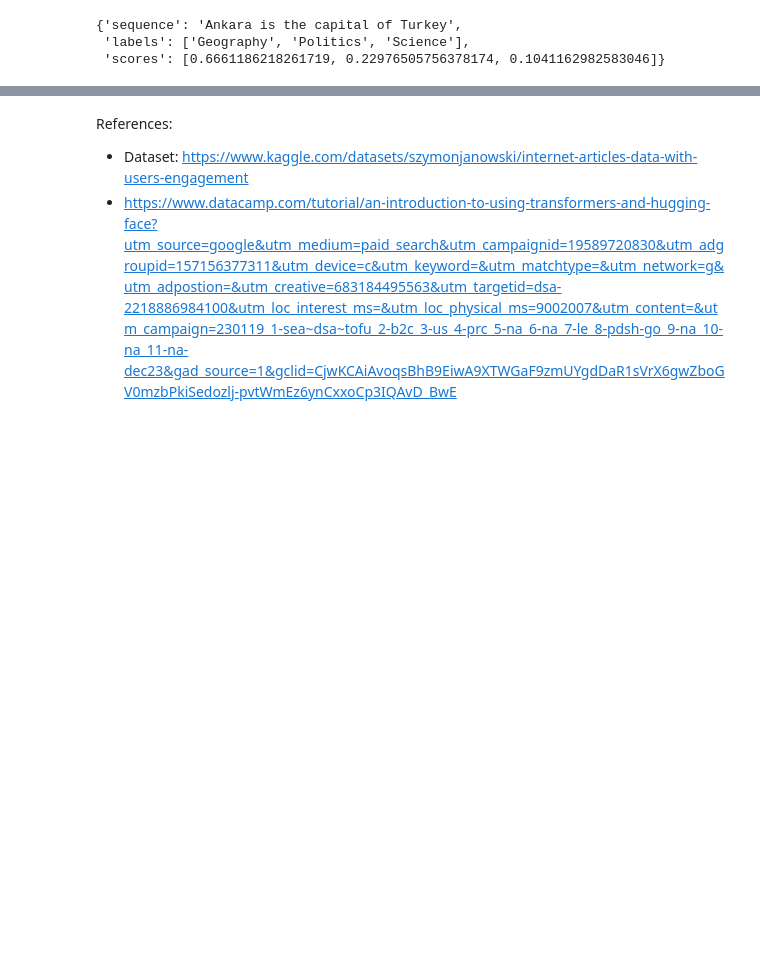
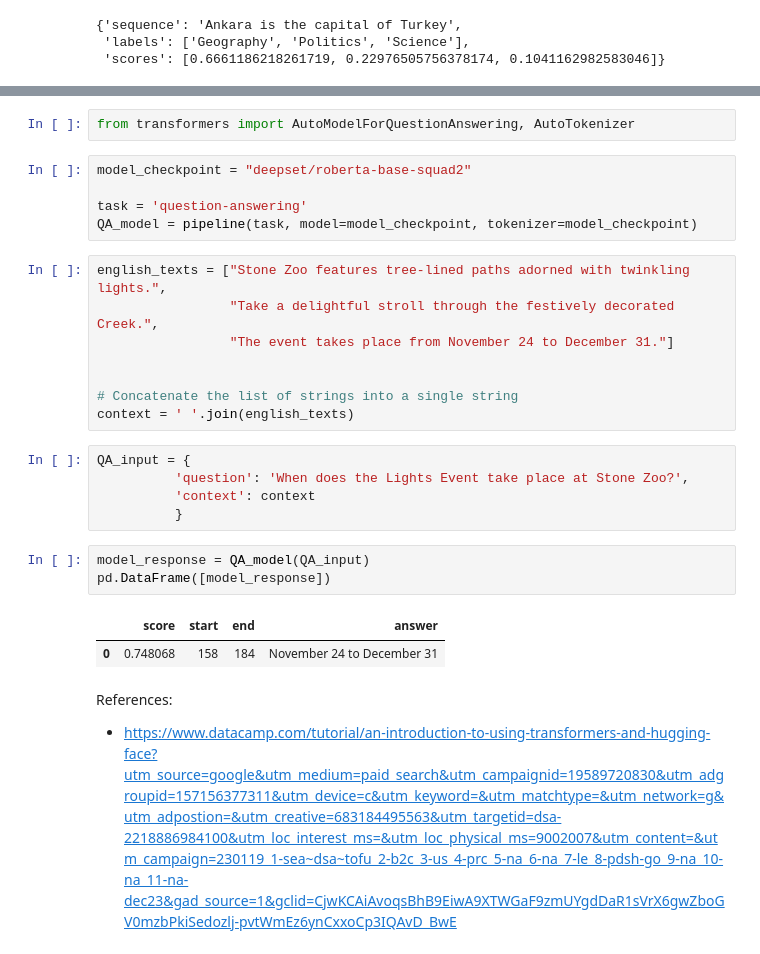
Before and after one commit to burcuozek/Transformersrepo, a Jupyter notebook: TransformersHuggingFace.ipynb, the cells around one changed output, grey strips where cells are left out. Cells and saved outputs as stored; diff of their text form; blank space fills up the shorter version.

Commit message:
Various NLP tasks are conducted using Hugging Face Transformers

```diff
--- a/TransformersHuggingFace.ipynb
+++ b/TransformersHuggingFace.ipynb
@@ -220,4 +171,29 @@ classifier(sequence_to_classify, candidate_labels)
+# %%
+from transformers import AutoModelForQuestionAnswering, AutoTokenizer
+# %%
+model_checkpoint = "deepset/roberta-base-squad2"
+
+task = 'question-answering'
+QA_model = pipeline(task, model=model_checkpoint, tokenizer=model_checkpoint)
+# %%
+english_texts = ["Stone Zoo features tree-lined paths adorned with twinkling lights.",
+                 "Take a delightful stroll through the festively decorated Creek.",
+                 "The event takes place from November 24 to December 31."]
+
+
+# Concatenate the list of strings into a single string
+context = ' '.join(english_texts)
+# %%
+QA_input = {
+          'question': 'When does the Lights Event take place at Stone Zoo?',
+          'context': context
+          }
+# %%
+model_response = QA_model(QA_input)
+pd.DataFrame([model_response])
+# %% [output]
+|  | score | start | end | answer |
+| 0 | 0.748068 | 158 | 184 | November 24 to December 31 |
 # %% [markdown]
 References:
-- Dataset: https://www.kaggle.com/datasets/szymonjanowski/internet-articles-data-with-users-engagement
 - https://www.datacamp.com/tutorial/an-introduction-to-using-transformers-and-hugging-face?utm_source=google&utm_medium=paid_search&utm_campaignid=19589720830&utm_adgroupid=157156377311&utm_device=c&utm_keyword=&utm_matchtype=&utm_network=g&utm_adpostion=&utm_creative=683184495563&utm_targetid=dsa-2218886984100&utm_loc_interest_ms=&utm_loc_physical_ms=9002007&utm_content=&utm_campaign=230119_1-sea~dsa~tofu_2-b2c_3-us_4-prc_5-na_6-na_7-le_8-pdsh-go_9-na_10-na_11-na-dec23&gad_source=1&gclid=CjwKCAiAvoqsBhB9EiwA9XTWGaF9zmUYgdDaR1sVrX6gwZboGV0mzbPkiSedozlj-pvtWmEz6ynCxxoCp3IQAvD_BwE
```
Also changed, not shown: parts of 27 cells of this notebook.
